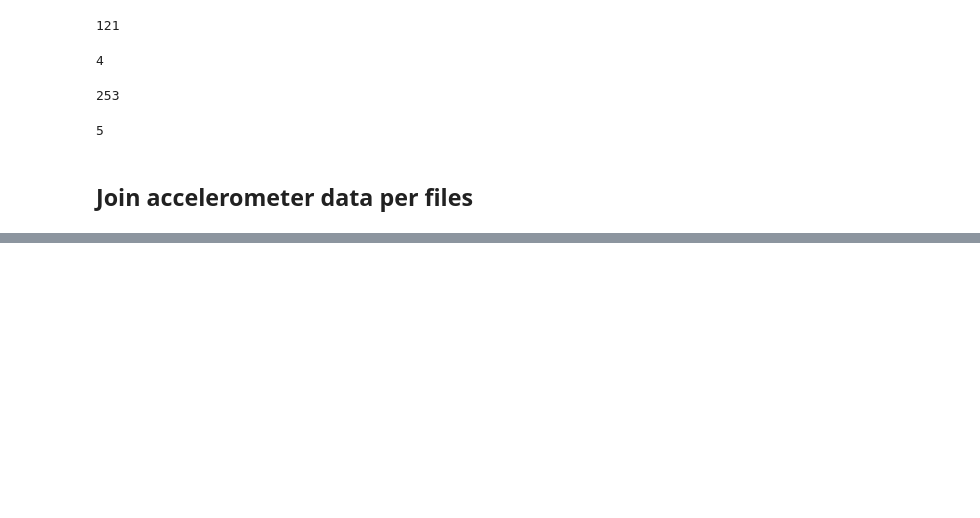
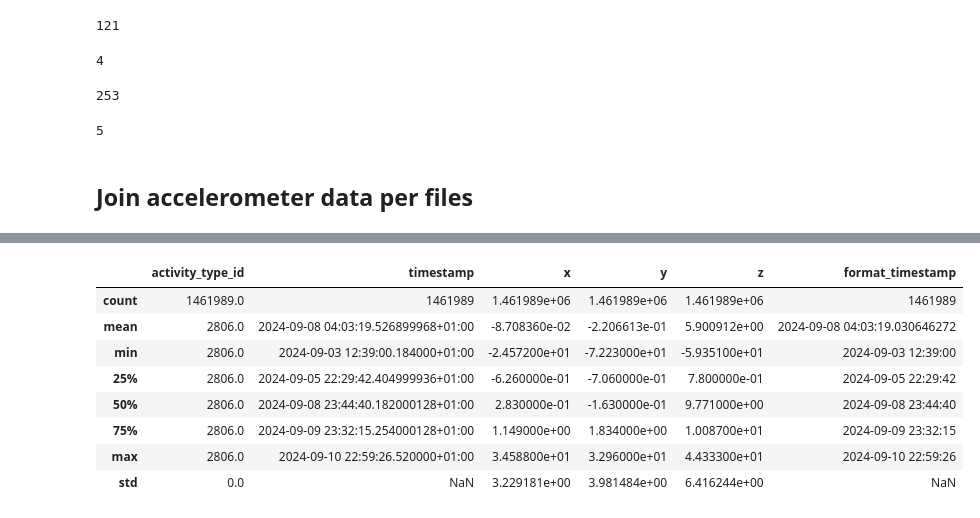
Before and after one commit to as-arthur/Tremor-GO_YOUNG, a Jupyter notebook: GO_YOUNG_working_with_data.ipynb, the cells around one changed output, grey strips where cells are left out. Cells and saved outputs as stored; diff of their text form; code cells hidden in the pictures; blank space fills up the shorter version.

```diff
--- a/GO_YOUNG_working_with_data.ipynb
+++ b/GO_YOUNG_working_with_data.ipynb
@@ -138,0 +507,5 @@ _2803_files
+# %%
+train_activities_df.columns = train_activities_df.columns.str.strip().str.lower().str.replace(' ', '_')
+# %%
+train_activities_df.dropna(inplace=True)
+train_activities_df.info()
@@ -138,0 +545,3 @@ _2803_files
+# %%
+all_df['format_timestamp'] = all_df['timestamp'].dt.strftime('%Y-%m-%d %H:%M:%S')
+all_df.head()
@@ -138,0 +601,2 @@ _2803_files
+# %%
+result_df = result_df.drop_duplicates(subset=['timestamp', 'x', 'y', 'z'])
@@ -138,0 +636,12 @@ _2803_files
+# %%
+result_df.describe(include='all')
+# %% [output]
+|  | activity_type_id | timestamp | x | y | z | format_timestamp |
+| count | 1461989.0 | 1461989 | 1.461989e+06 | 1.461989e+06 | 1.461989e+06 | 1461989 |
+| mean | 2806.0 | 2024-09-08 04:03:19.526899968+01:00 | -8.708360e-02 | -2.206613e-01 | 5.900912e+00 | 2024-09-08 04:03:19.030646272 |
+| min | 2806.0 | 2024-09-03 12:39:00.184000+01:00 | -2.457200e+01 | -7.223000e+01 | -5.935100e+01 | 2024-09-03 12:39:00 |
+| 25% | 2806.0 | 2024-09-05 22:29:42.404999936+01:00 | -6.260000e-01 | -7.060000e-01 | 7.800000e-01 | 2024-09-05 22:29:42 |
+| 50% | 2806.0 | 2024-09-08 23:44:40.182000128+01:00 | 2.830000e-01 | -1.630000e-01 | 9.771000e+00 | 2024-09-08 23:44:40 |
+| 75% | 2806.0 | 2024-09-09 23:32:15.254000128+01:00 | 1.149000e+00 | 1.834000e+00 | 1.008700e+01 | 2024-09-09 23:32:15 |
+| max | 2806.0 | 2024-09-10 22:59:26.520000+01:00 | 3.458800e+01 | 3.296000e+01 | 4.433300e+01 | 2024-09-10 22:59:26 |
+| std | 0.0 | NaN | 3.229181e+00 | 3.981484e+00 | 6.416244e+00 | NaN |
```
Also changed, not shown: parts of 37 cells of this notebook.
